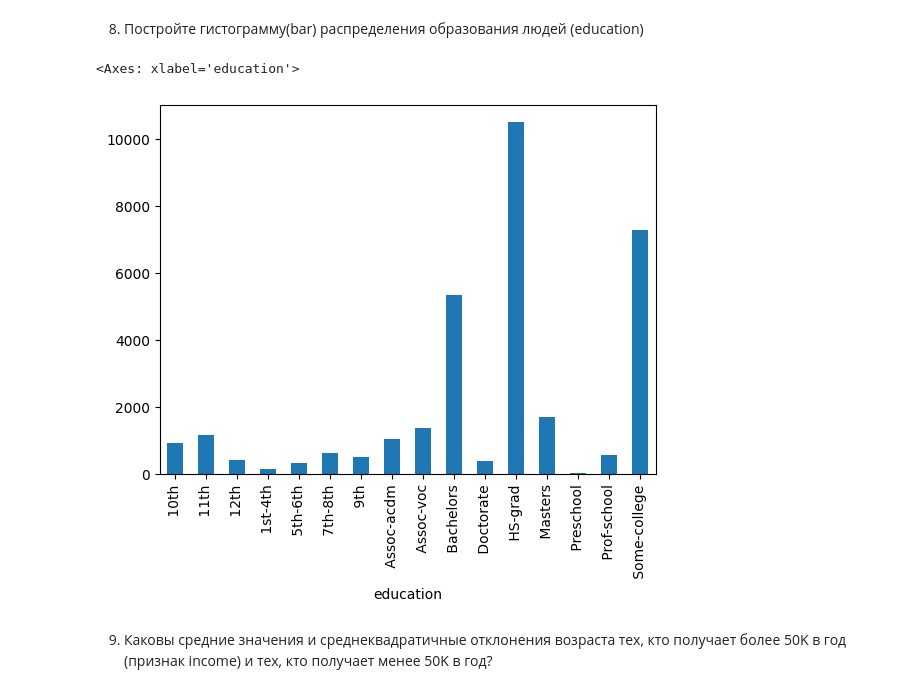
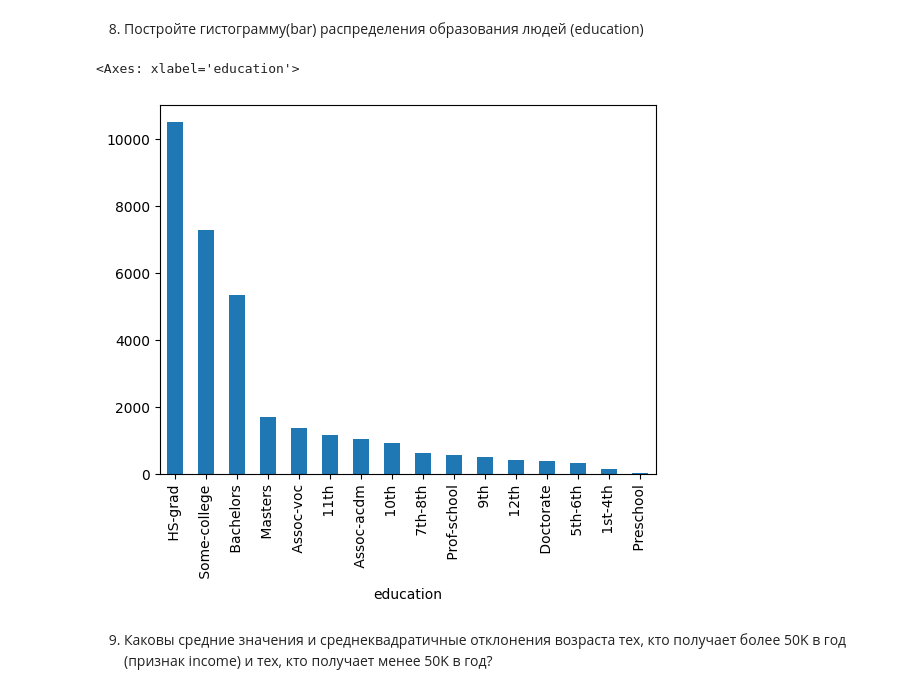
Before and after one commit to ilyak0n/comp_math, a Jupyter notebook: 5. Библиотека Pandas. Визуальный анализ данных/Практическая_работа_№5_Библиотека_Pandas.ipynb, the cells around one changed output. Saved outputs shown, nothing was run; the diff lists cells and outputs as text; code cells hidden in the pictures.

```diff
--- a/5. Библиотека Pandas. Визуальный анализ данных/Практическая_работа_№5_Библиотека_Pandas.ipynb
+++ b/5. Библиотека Pandas. Визуальный анализ данных/Практическая_работа_№5_Библиотека_Pandas.ipynb
@@ -159,10 +159,10 @@ dtype: float64
 # %% [markdown]
 8) Постройте гистограмму(bar) распределения образования людей (education)
 # %%
-df.groupby('education')['education'].count().plot(kind='bar')
+df['education'].value_counts().plot(kind='bar')
 # %% [output]
 <Axes: xlabel='education'>
-[figure, old version]
+[figure, new version]
 # %% [markdown]
 9) Каковы средние значения и среднеквадратичные отклонения возраста тех, кто получает более 50K в год (признак income) и тех, кто получает менее 50K в год?
 # %%
```
Also changed, not shown: parts of 8 cells of this notebook.
